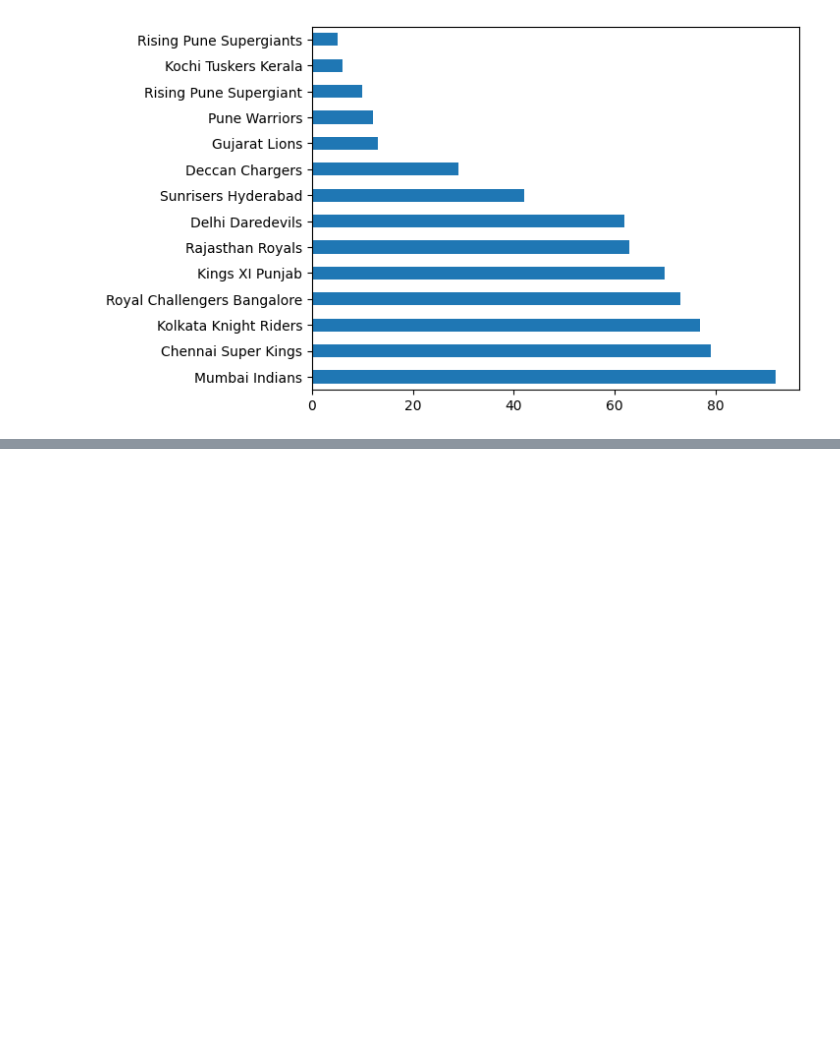
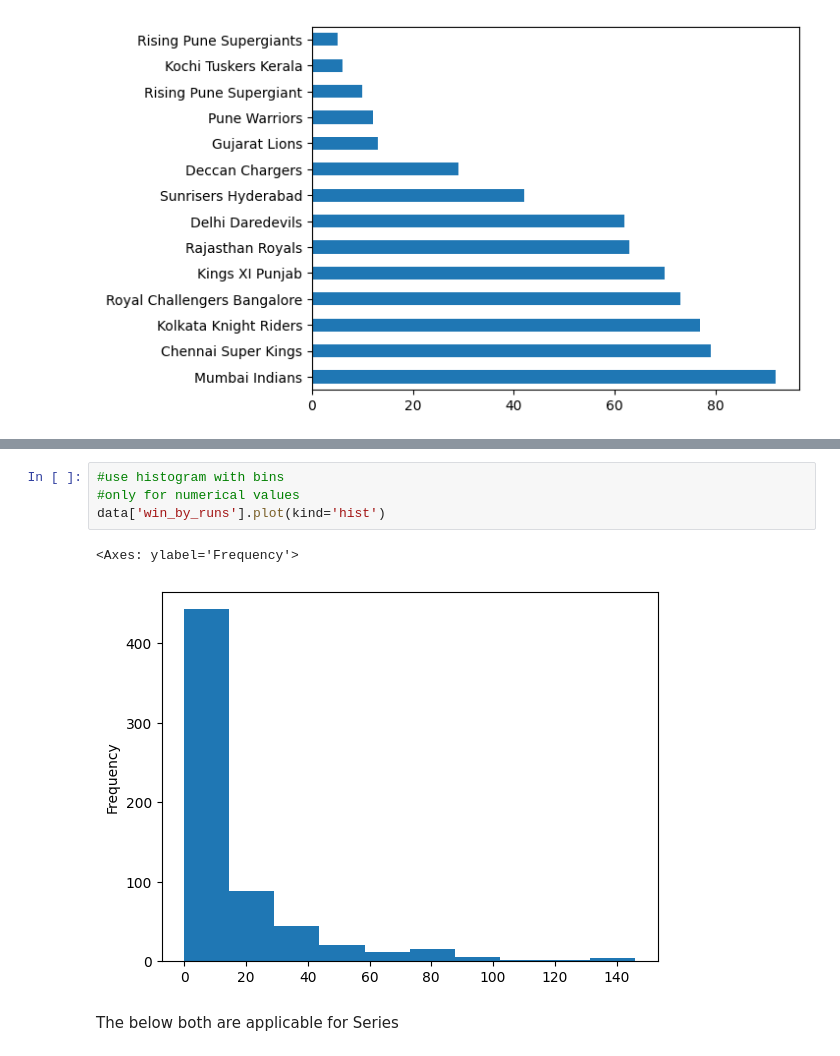
Before and after one commit to debaghosh/Learning-ML-Tools, a Jupyter notebook: Basics_of_Pandas.ipynb, the cells around one changed output, grey strips where cells are left out. Drawn from its saved outputs; the diff is of its cells as text; blank space fills up the shorter version.

```diff
--- a/Basics_of_Pandas.ipynb
+++ b/Basics_of_Pandas.ipynb
@@ -209,0 +215,9 @@ data['winner'].value_counts().plot(kind='barh')
+# %%
+#use histogram with bins
+#only for numerical values
+data['win_by_runs'].plot(kind='hist')
+# %% [output]
+<Axes: ylabel='Frequency'>
+[figure, added]
+# %% [markdown]
+The below both are applicable for Series
```
Also changed, not shown: parts of 13 cells of this notebook.
